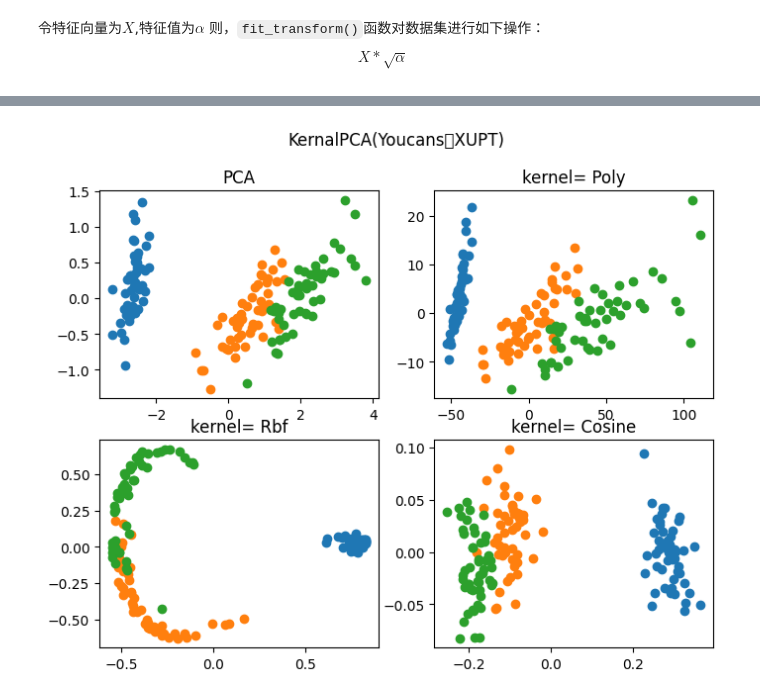
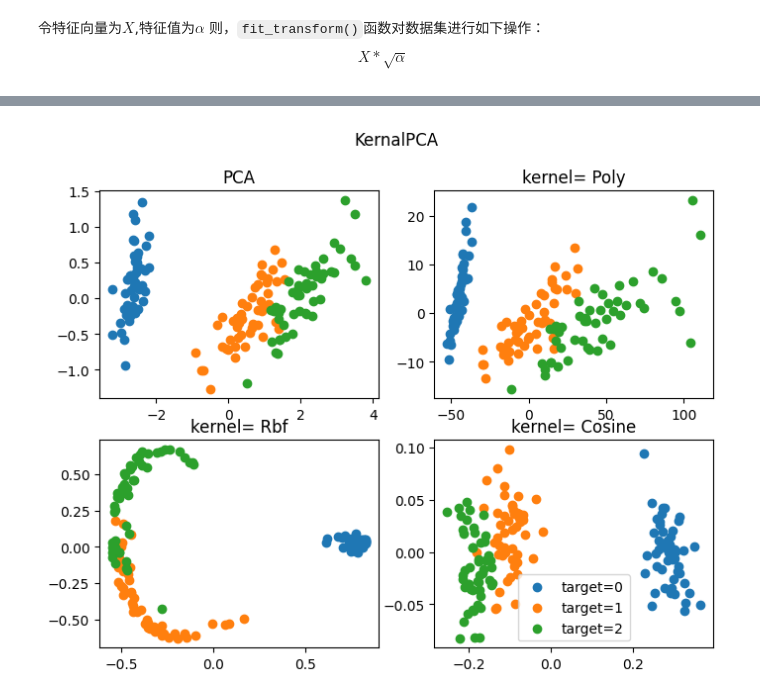
Before and after one commit to moonchildink/machine_learning, a Jupyter notebook: PCA.ipynb, the cells around one changed output, grey strips where cells are left out. Saved outputs shown, nothing was run; the diff lists cells and outputs as text; code cells hidden in the pictures.

```diff
--- a/PCA.ipynb
+++ b/PCA.ipynb
@@ -76,20 +93,22 @@ array([[-2.68412563,  0.31939725],
 # %%
 fig = plt.figure(figsize=(8, 6))
 ax1 = fig.add_subplot(2, 2, 1)
 ax2 = fig.add_subplot(2, 2, 2)
 ax3 = fig.add_subplot(2, 2, 3)
 ax4 = fig.add_subplot(2, 2, 4)
 for label in np.unique(y):
     position = y == label
     ax1.scatter(Xpca[position, 0], Xpca[position, 1], label='target=%d' % label)
     ax1.set_title('PCA')
     ax2.scatter(XkpcaP[position, 0], XkpcaP[position, 1], label='target=%d' % label)
     ax2.set_title('kernel= Poly')
     ax3.scatter(XkpcaR[position, 0], XkpcaR[position, 1], label='target=%d' % label)
     ax3.set_title('kernel= Rbf')
     ax4.scatter(XkpcaS[position, 0], XkpcaS[position, 1], label='target=%d' % label)
     ax4.set_title('kernel= Cosine')
-plt.suptitle("KernalPCA(Youcans，XUPT)")
+    # plt.legend()
+plt.legend()
+plt.suptitle("KernalPCA")
 plt.show()
 # %% [output]
-[figure, old version]
+[figure, new version]
```
Also changed, not shown: parts of 6 cells of this notebook, 6 other files.
